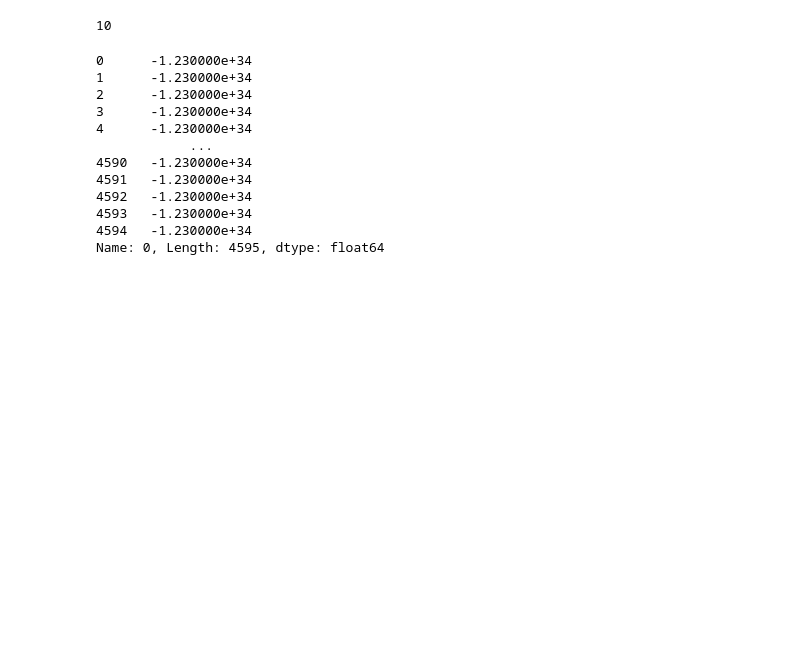
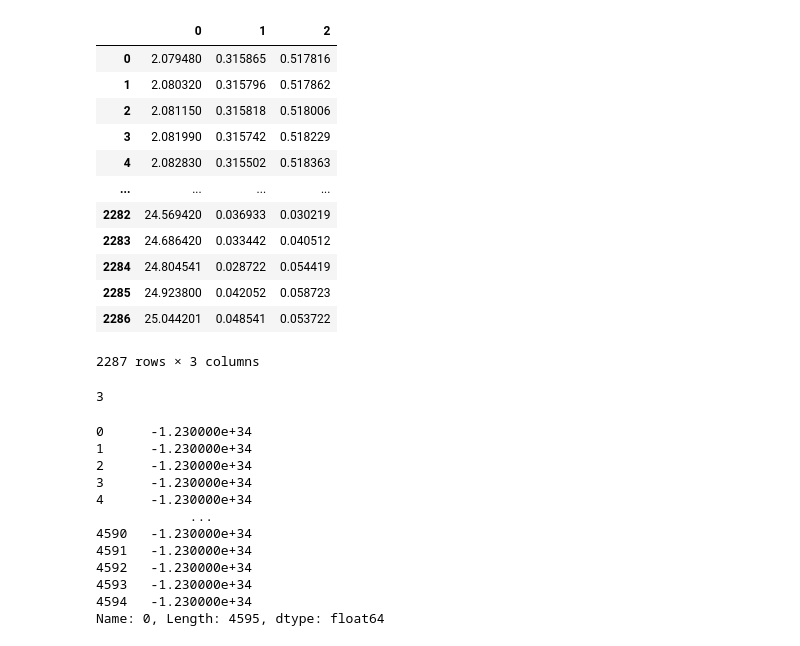
Before and after one commit to ankitkumar9018/Mineral-Prediction-Using-Hyperspectral-Data, a Jupyter notebook: data_preparation_for_envi-MIR-RealWorld.ipynb, the cells around one changed output. Saved outputs shown, nothing was run; the diff lists cells and outputs as text; code cells hidden in the pictures; blank space fills up the shorter version.

```diff
--- a/data_preparation_for_envi-MIR-RealWorld.ipynb
+++ b/data_preparation_for_envi-MIR-RealWorld.ipynb
@@ -13,8 +13,26 @@ import ipywidgets as widgets
 from math import*
 import peakutils
 import rampy as rp
+# %%
+#path = "../data/vulcano/MIR/vulcanello_valley_samplesMBaque_MIR.res.txt"
+#pd.read_csv(path, skiprows = 12, sep = '  ', header = None)
+pd.read_csv(path, skiprows = 4, sep = '  ', header = None)
+# %% [output]
+|  | 0 | 1 | 2 |
+| 0 | 2.079480 | 0.315865 | 0.517816 |
+| 1 | 2.080320 | 0.315796 | 0.517862 |
+| 2 | 2.081150 | 0.315818 | 0.518006 |
+| 3 | 2.081990 | 0.315742 | 0.518229 |
+| 4 | 2.082830 | 0.315502 | 0.518363 |
+| ... | ... | ... | ... |
+| 2282 | 24.569420 | 0.036933 | 0.030219 |
+| 2283 | 24.686420 | 0.033442 | 0.040512 |
+| 2284 | 24.804541 | 0.028722 | 0.054419 |
+| 2285 | 24.923800 | 0.042052 | 0.058723 |
+| 2286 | 25.044201 | 0.048541 | 0.053722 |
+2287 rows × 3 columns
 # %%
-path = "../data/vulcano/MIR/vulcanello_valley_samplesMBaque_MIR.res.txt"
+path = "../data/vulcano/MIR/astrobay_samplesMBaque_MIR.res.txt"
 
 
 temp = pd.read_csv(path, skiprows = 12, sep = '  ', header = None)
@@ -25,7 +43,7 @@ x_old = temp[0] * 1000
 #x_old
 temp.shape[1]
 # %% [output]
-10
+3
 # %%
 for index in range(temp.shape[1]):
     if index == 0:
```
Also changed, not shown: parts of 1 cell of this notebook, 5 other files.
